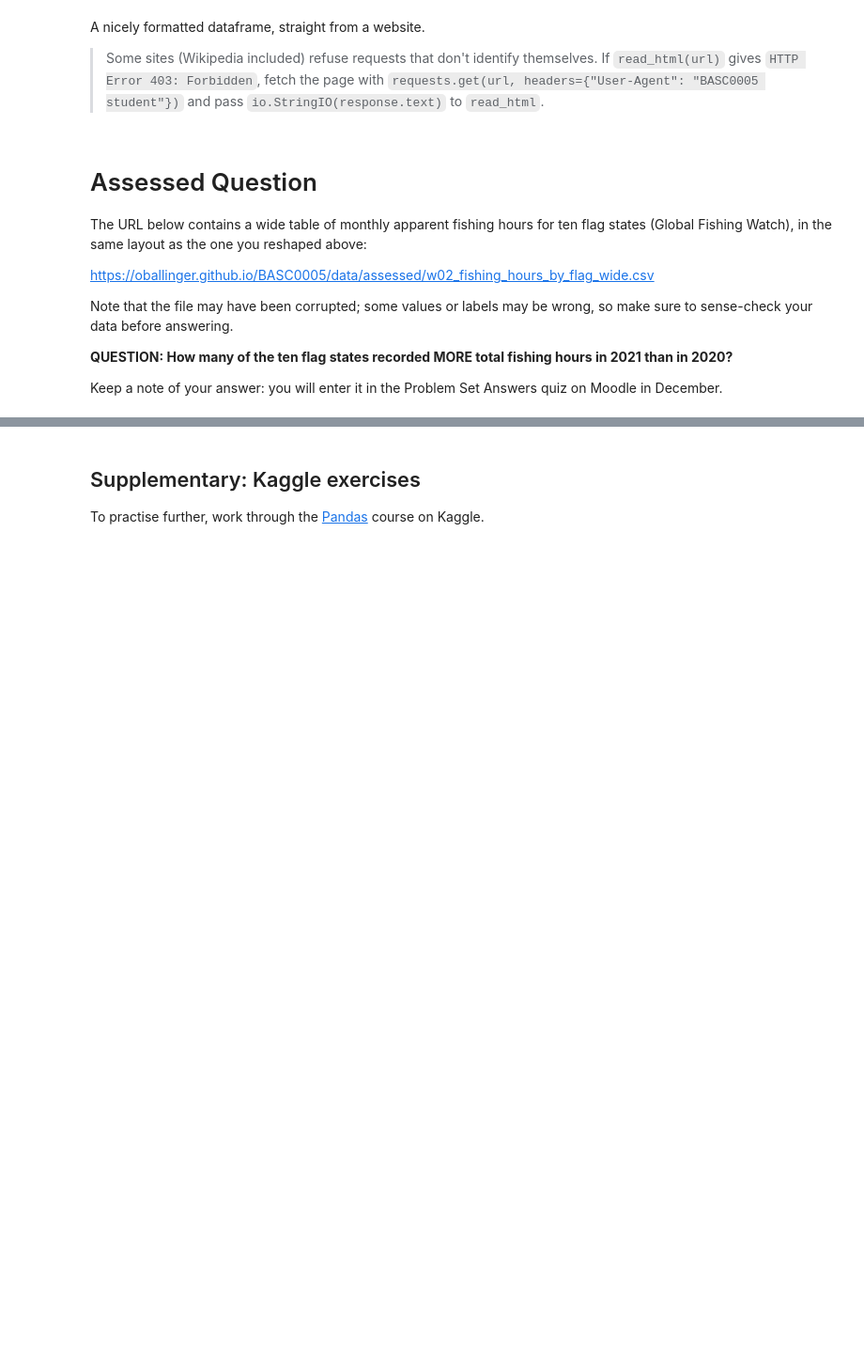
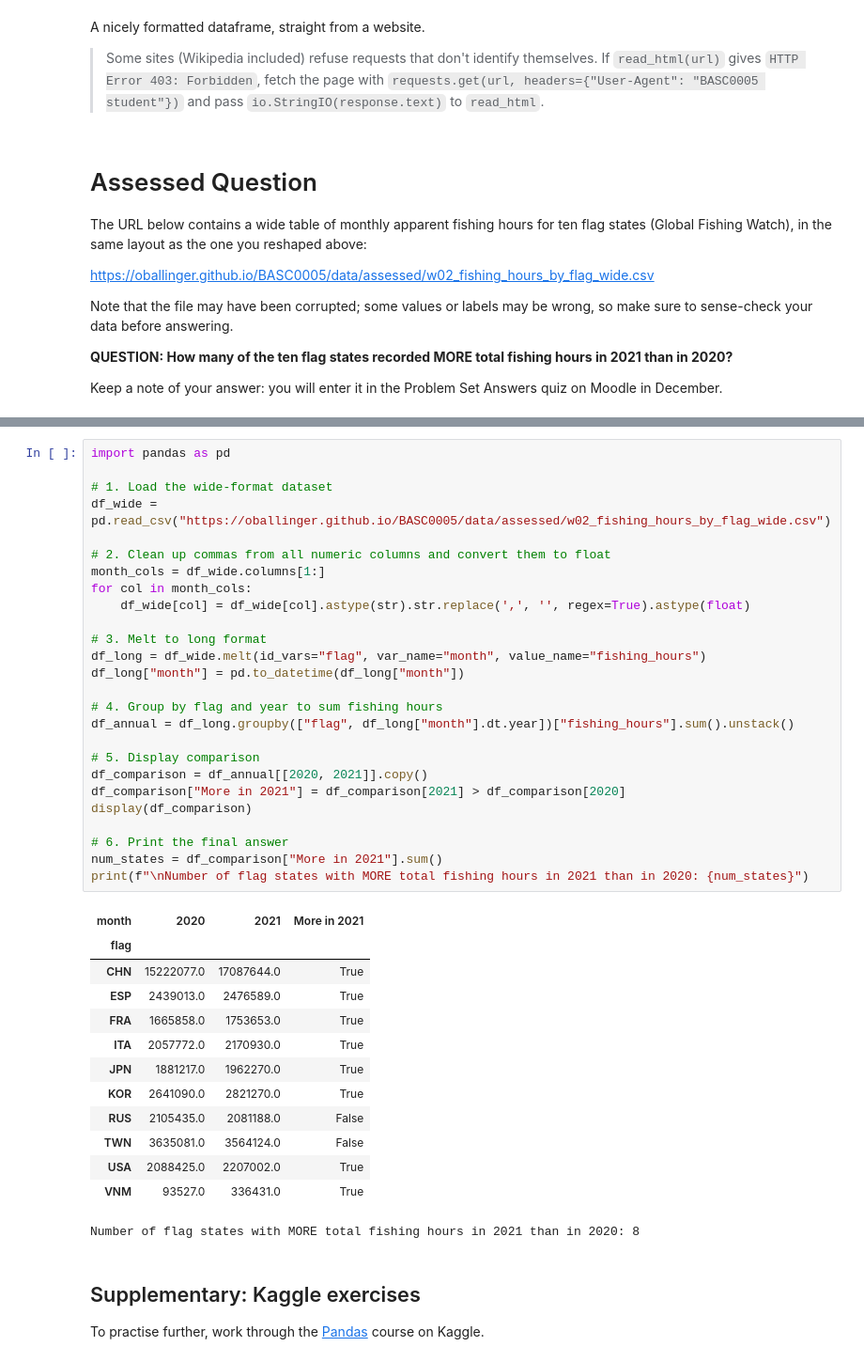
Before and after one commit to annakalee169/QM2, a Jupyter notebook: notebooks/W02. Pandas.ipynb, the cells around one changed output, grey strips where cells are left out. Shown at 94% size. Saved outputs shown, nothing was run; the diff lists cells and outputs as text; blank space fills up the shorter version.

```diff
--- a/notebooks/W02. Pandas.ipynb
+++ b/notebooks/W02. Pandas.ipynb
@@ -462,3 +467,43 @@ t.iloc[:,3:5]
+# %%
+import pandas as pd
+
+# 1. Load the wide-format dataset
+df_wide = pd.read_csv("https://oballinger.github.io/BASC0005/data/assessed/w02_fishing_hours_by_flag_wide.csv")
+
+# 2. Clean up commas from all numeric columns and convert them to float
+month_cols = df_wide.columns[1:]
+for col in month_cols:
+    df_wide[col] = df_wide[col].astype(str).str.replace(',', '', regex=True).astype(float)
+
+# 3. Melt to long format
+df_long = df_wide.melt(id_vars="flag", var_name="month", value_name="fishing_hours")
+df_long["month"] = pd.to_datetime(df_long["month"])
+
+# 4. Group by flag and year to sum fishing hours
+df_annual = df_long.groupby(["flag", df_long["month"].dt.year])["fishing_hours"].sum().unstack()
+
+# 5. Display comparison
+df_comparison = df_annual[[2020, 2021]].copy()
+df_comparison["More in 2021"] = df_comparison[2021] > df_comparison[2020]
+display(df_comparison)
+
+# 6. Print the final answer
+num_states = df_comparison["More in 2021"].sum()
+print(f"\nNumber of flag states with MORE total fishing hours in 2021 than in 2020: {num_states}")
+# %% [output]
+| month | 2020 | 2021 | More in 2021 |
+| flag |  |  |  |
+| CHN | 15222077.0 | 17087644.0 | True |
+| ESP | 2439013.0 | 2476589.0 | True |
+| FRA | 1665858.0 | 1753653.0 | True |
+| ITA | 2057772.0 | 2170930.0 | True |
+| JPN | 1881217.0 | 1962270.0 | True |
+| KOR | 2641090.0 | 2821270.0 | True |
+| RUS | 2105435.0 | 2081188.0 | False |
+| TWN | 3635081.0 | 3564124.0 | False |
+| USA | 2088425.0 | 2207002.0 | True |
+| VNM | 93527.0 | 336431.0 | True |
+Number of flag states with MORE total fishing hours in 2021 than in 2020: 8
 # %% [markdown]
 ## Supplementary: Kaggle exercises
 
```
Also changed, not shown: parts of 1 cell of this notebook.
